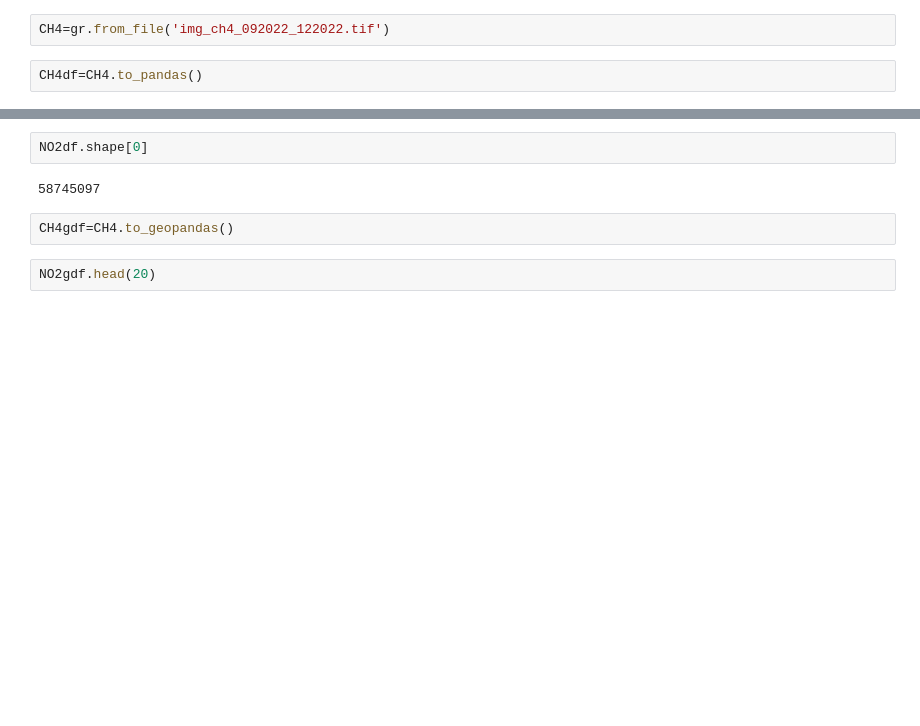
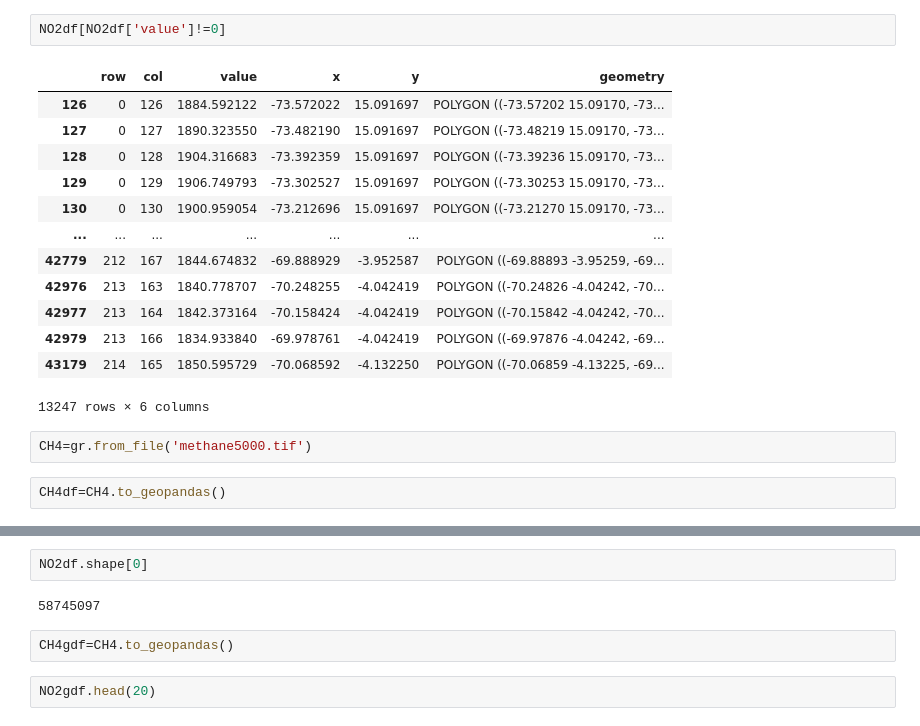
Before and after one commit to HIDES-Co/GEE_python, a Jupyter notebook: GEE_Colombia/Convert_data.ipynb, the cells around one changed output, grey strips where cells are left out. Saved outputs shown, nothing was run; the diff lists cells and outputs as text; blank space fills up the shorter version.

```diff
--- a/GEE_Colombia/Convert_data.ipynb
+++ b/GEE_Colombia/Convert_data.ipynb
@@ -26,5 +12,21 @@ NO2df.head(20)
+# %%
+NO2df[NO2df['value']!=0]
+# %% [output]
+|  | row | col | value | x | y | geometry |
+| 126 | 0 | 126 | 1884.592122 | -73.572022 | 15.091697 | POLYGON ((-73.57202 15.09170, -73... |
+| 127 | 0 | 127 | 1890.323550 | -73.482190 | 15.091697 | POLYGON ((-73.48219 15.09170, -73... |
+| 128 | 0 | 128 | 1904.316683 | -73.392359 | 15.091697 | POLYGON ((-73.39236 15.09170, -73... |
+| 129 | 0 | 129 | 1906.749793 | -73.302527 | 15.091697 | POLYGON ((-73.30253 15.09170, -73... |
+| 130 | 0 | 130 | 1900.959054 | -73.212696 | 15.091697 | POLYGON ((-73.21270 15.09170, -73... |
+| ... | ... | ... | ... | ... | ... | ... |
+| 42779 | 212 | 167 | 1844.674832 | -69.888929 | -3.952587 | POLYGON ((-69.88893 -3.95259, -69... |
+| 42976 | 213 | 163 | 1840.778707 | -70.248255 | -4.042419 | POLYGON ((-70.24826 -4.04242, -70... |
+| 42977 | 213 | 164 | 1842.373164 | -70.158424 | -4.042419 | POLYGON ((-70.15842 -4.04242, -70... |
+| 42979 | 213 | 166 | 1834.933840 | -69.978761 | -4.042419 | POLYGON ((-69.97876 -4.04242, -69... |
+| 43179 | 214 | 165 | 1850.595729 | -70.068592 | -4.132250 | POLYGON ((-70.06859 -4.13225, -69... |
+13247 rows × 6 columns
 # %%
-CH4=gr.from_file('img_ch4_092022_122022.tif')
+CH4=gr.from_file('methane5000.tif')
 # %%
-CH4df=CH4.to_pandas()
+CH4df=CH4.to_geopandas()
 # %%
```
Also changed, not shown: parts of 7 cells of this notebook, 3 other files.
